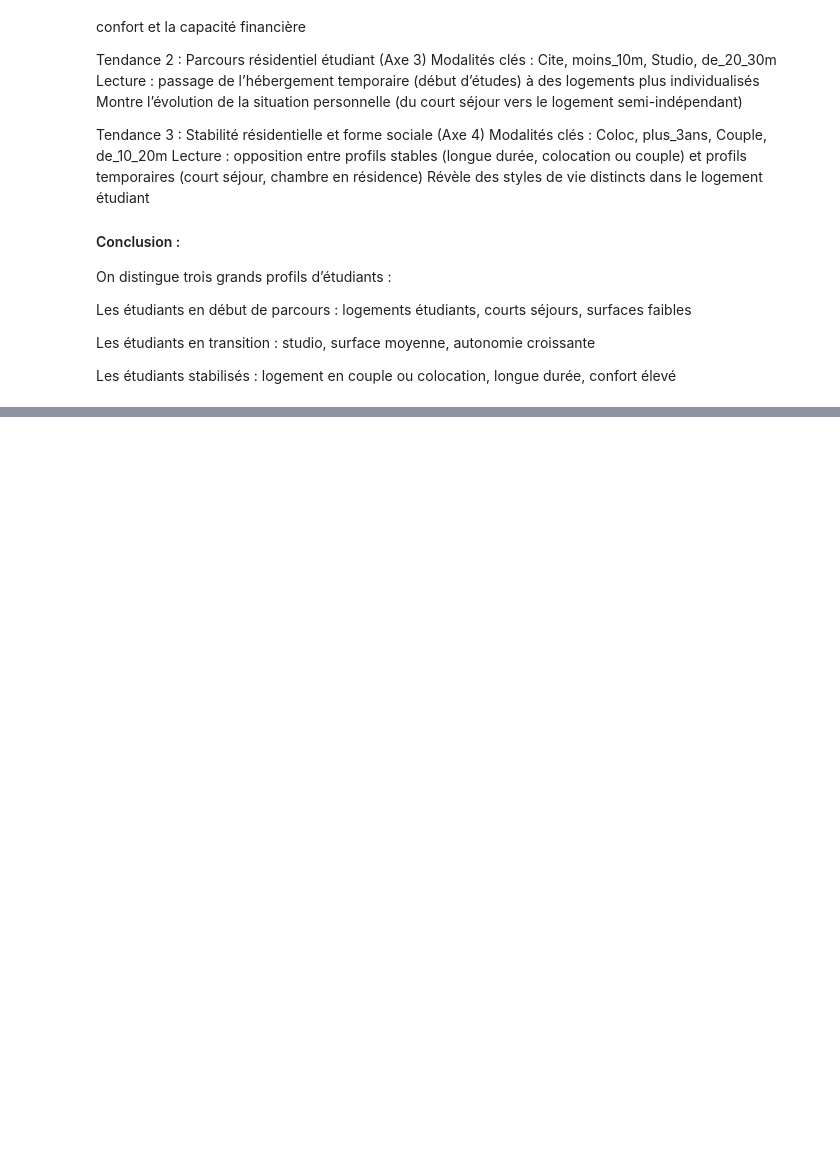
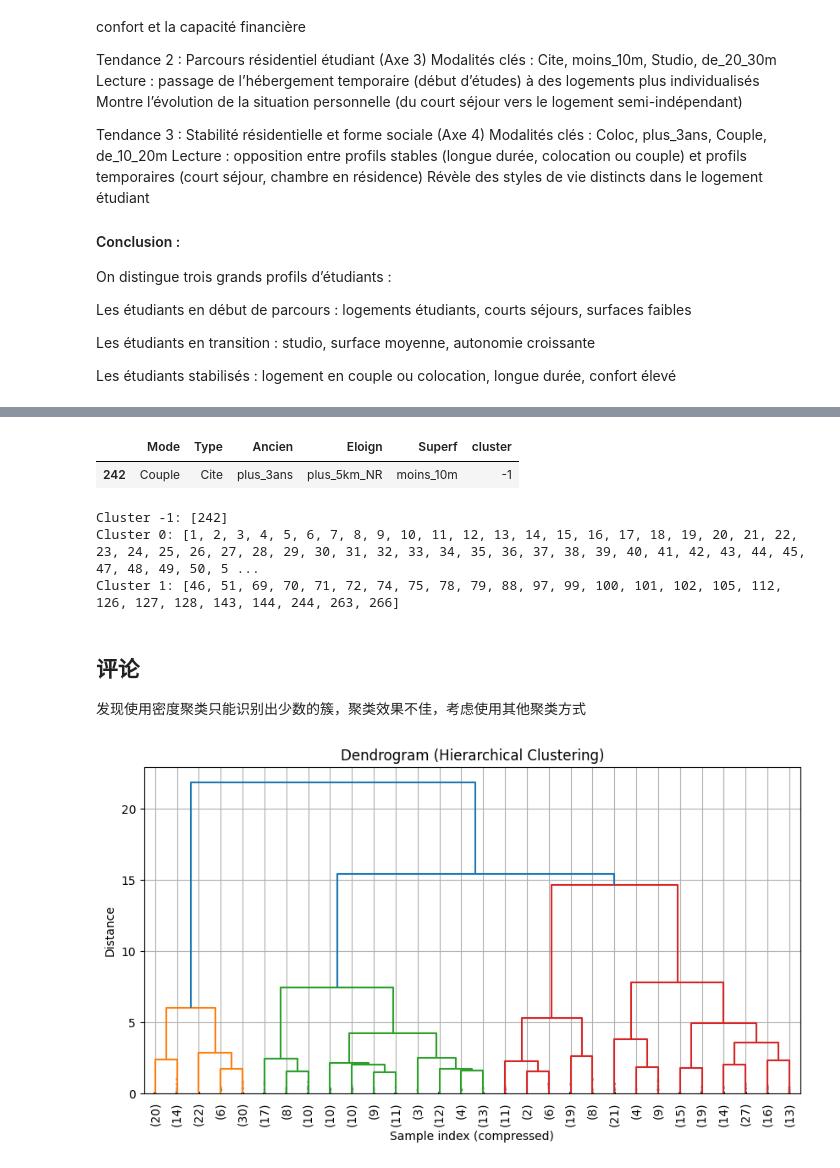
Before and after one commit to Nimoonest/-, a Jupyter notebook: Les étudiants et le logement.ipynb, the cells around one changed output, grey strips where cells are left out. Saved outputs shown, nothing was run; the diff lists cells and outputs as text; code cells hidden in the pictures; blank space fills up the shorter version.

```diff
--- a/Les étudiants et le logement.ipynb
+++ b/Les étudiants et le logement.ipynb
@@ -549,0 +668,35 @@ Les étudiants stabilisés : logement en couple ou colocation, longue durée, co
+# %%
+df[df['cluster'] == -1]
+# %% [output]
+|  | Mode | Type | Ancien | Eloign | Superf | cluster |
+| 242 | Couple | Cite | plus_3ans | plus_5km_NR | moins_10m | -1 |
+# %%
+for c in sorted(df['cluster'].unique()):
+    indices = df[df['cluster'] == c].index.tolist()
+    print(f"Cluster {c}: {indices}")
+# %% [output]
+Cluster -1: [242]
+Cluster 0: [1, 2, 3, 4, 5, 6, 7, 8, 9, 10, 11, 12, 13, 14, 15, 16, 17, 18, 19, 20, 21, 22, 23, 24, 25, 26, 27, 28, 29, 30, 31, 32, 33, 34, 35, 36, 37, 38, 39, 40, 41, 42, 43, 44, 45, 47, 48, 49, 50, 5 ...
+Cluster 1: [46, 51, 69, 70, 71, 72, 74, 75, 78, 79, 88, 97, 99, 100, 101, 102, 105, 112, 126, 127, 128, 143, 144, 244, 263, 266]
+# %% [markdown]
+## 评论
+发现使用密度聚类只能识别出少数的簇，聚类效果不佳，考虑使用其他聚类方式
+# %%
+from sklearn.cluster import AgglomerativeClustering
+from scipy.cluster.hierarchy import dendrogram, linkage
+import matplotlib.pyplot as plt
+
+X_mca_h = X_mca
+
+# 使用 linkage 画 dendrogram（用于分析）
+Z = linkage(X_mca_h, method='ward')  # 也可以用 'average', 'complete'
+
+plt.figure(figsize=(10, 5))
+dendrogram(Z, truncate_mode='lastp', p=30, leaf_rotation=90., leaf_font_size=10., show_contracted=True)
+plt.title("Dendrogram (Hierarchical Clustering)")
+plt.xlabel("Sample index (compressed)")
+plt.ylabel("Distance")
+plt.grid()
+plt.show()
+# %% [output]
+[figure, added]
```
Also changed, not shown: parts of 26 cells of this notebook.
